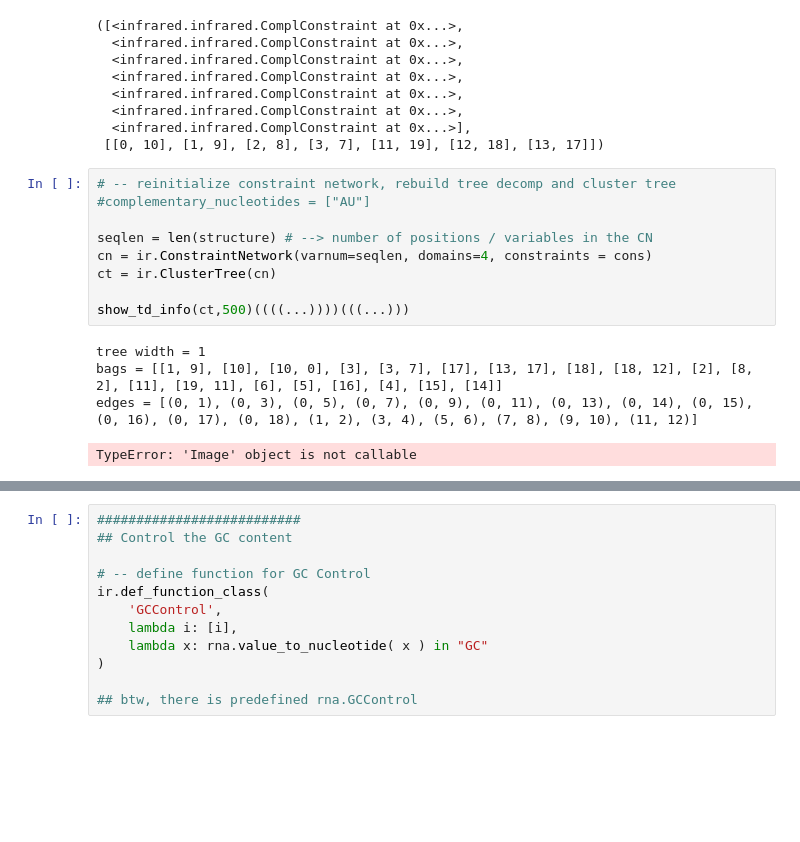
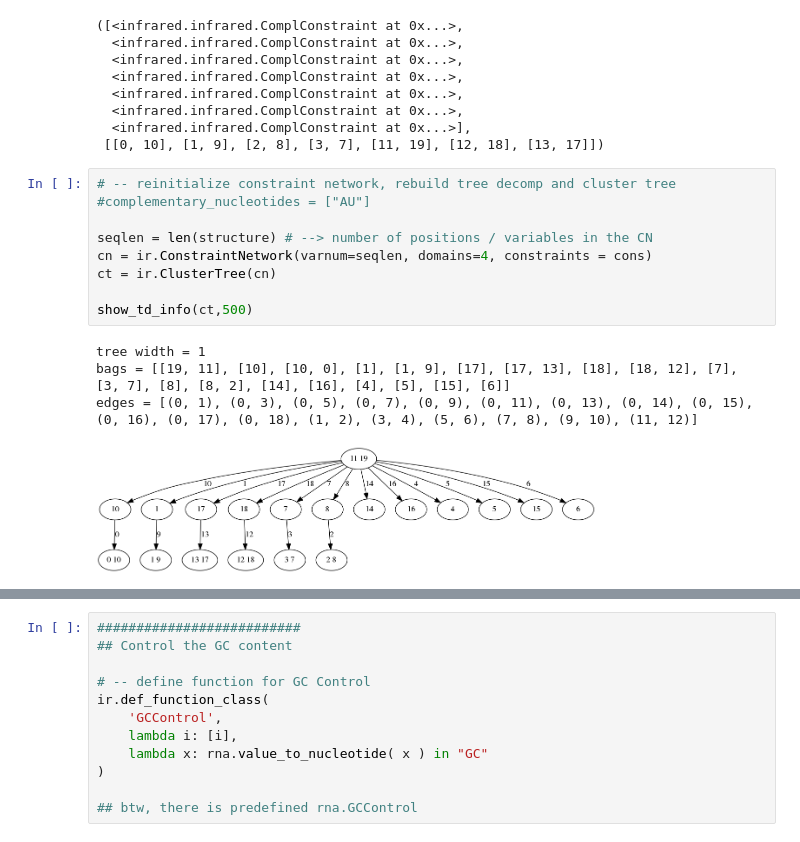
Before and after one commit to s-will/Infrared, a Jupyter notebook: infrared-rnadesign-tutorial.ipynb, the cells around one changed output, grey strips where cells are left out. Saved outputs shown, nothing was run; the diff lists cells and outputs as text; blank space fills up the shorter version.

```diff
--- a/infrared-rnadesign-tutorial.ipynb
+++ b/infrared-rnadesign-tutorial.ipynb
@@ -114,17 +114,17 @@ cons, deps
 # %%
 # -- reinitialize constraint network, rebuild tree decomp and cluster tree
 #complementary_nucleotides = ["AU"]
 
 seqlen = len(structure) # --> number of positions / variables in the CN
 cn = ir.ConstraintNetwork(varnum=seqlen, domains=4, constraints = cons)
 ct = ir.ClusterTree(cn)
 
-show_td_info(ct,500)((((...))))(((...)))
+show_td_info(ct,500)
 # %% [output]
 tree width = 1
-bags = [[1, 9], [10], [10, 0], [3], [3, 7], [17], [13, 17], [18], [18, 12], [2], [8, 2], [11], [19, 11], [6], [5], [16], [4], [15], [14]]
+bags = [[19, 11], [10], [10, 0], [1], [1, 9], [17], [17, 13], [18], [18, 12], [7], [3, 7], [8], [8, 2], [14], [16], [4], [5], [15], [6]]
 edges = [(0, 1), (0, 3), (0, 5), (0, 7), (0, 9), (0, 11), (0, 13), (0, 14), (0, 15), (0, 16), (0, 17), (0, 18), (1, 2), (3, 4), (5, 6), (7, 8), (9, 10), (11, 12)]
-TypeError: 'Image' object is not callable
+[figure, added]
 # %%
 # generate samples (with complementarity constraints)
 def spit_them_samples_out(ct,num, seqlen=None):
```
Also changed, not shown: parts of 12 cells of this notebook, 2 other files.
